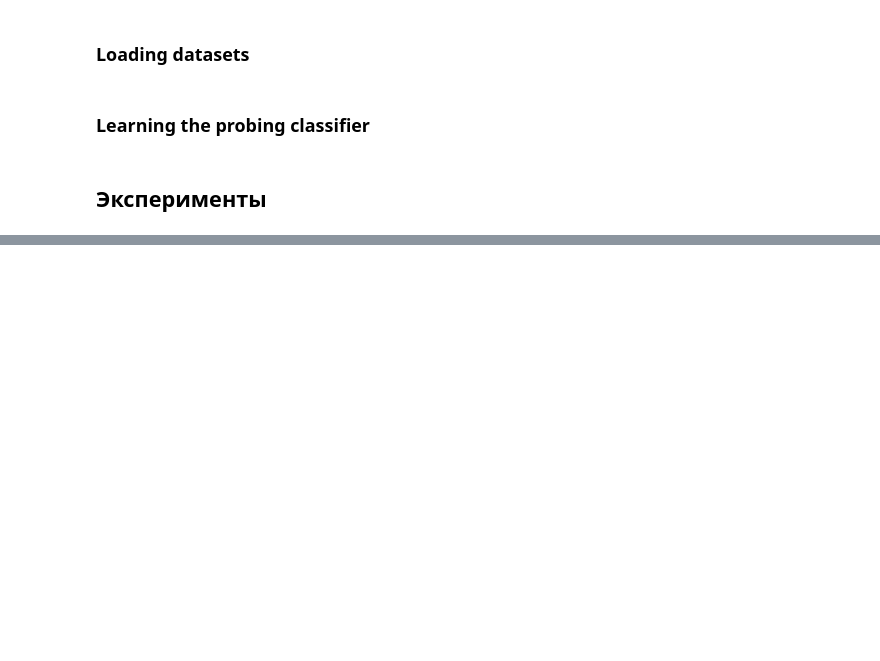
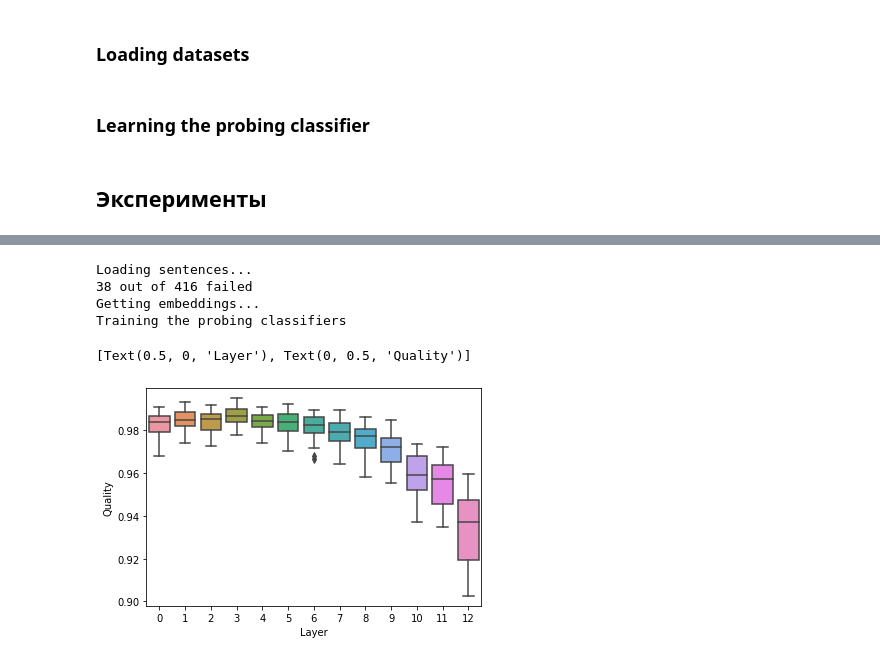
Before and after one commit to yulikdaniel/WordProbing, a Jupyter notebook: word_probing_bert.ipynb, the cells around one changed output, grey strips where cells are left out. Saved outputs shown, nothing was run; the diff lists cells and outputs as text; code cells hidden in the pictures; blank space fills up the shorter version.

```diff
--- a/word_probing_bert.ipynb
+++ b/word_probing_bert.ipynb
@@ -43,14 +43,17 @@ Some weights of the model checkpoint at camembert-base were not used when initia
 - This IS expected if you are initializing CamembertModel from the checkpoint of a model trained on another task or with another architecture (e.g. initializing a BertForSequenceClassification model f ...
 - This IS NOT expected if you are initializing CamembertModel from the checkpoint of a model that you expect to be exactly identical (initializing a BertForSequenceClassification model from a BertForS ...
 # %%
-def get_sentence_embs(sentence, model=model, tokenizer=tokenizer, device=DEVICE):
+def get_average_embs(sentence, layer_inds, model=model, tokenizer=tokenizer, device=DEVICE):
     """
     Возвращает эмбеддинги предложений по слоям. Эмбеддинг предложения == усреднённые эмбеддинги токенов
     """
     with torch.no_grad():
         inputs = tokenizer(sentence, return_tensors='pt').to(device)
         outputs = model(**inputs)
-        return [layer_emb.mean(axis=1).squeeze().cpu().numpy() for layer_emb in outputs.hidden_states][1:]
+        hidden_states = torch.stack(outputs.hidden_states, dim=0)[layer_inds]
+        hidden_states = torch.squeeze(hidden_states, dim=1)
+        hidden_states = hidden_states[:,1:-1]
+        return hidden_states.mean(axis=1)
 
-len(get_sentence_embs('Vous m\'accusez de "subjectivisme".'))  # 12 layers in bert base
+get_average_embs('vus', [1,2]).shape
 # %% [output]
@@ -329,0 +354,29 @@ Training probing classifier
+# %%
+def separate_word_experiment(layers, TokenMerger, data_extractor, runs=1):
+    print("Loading sentences...")
+    french_gender = load_separate_word_data("french_gender.conllu", TokenMerger, data_extractor)
+    print("Getting embeddings...")
+    french_gender["feats"] = french_gender["word"].apply(lambda text: get_average_embs(text, layers))
+    print("Training the probing classifiers")
+
+    all_embs = torch.stack(tuple(french_gender["feats"]), dim=0).permute([1,0,2]).cpu()
+
+    res = []
+    for layer in range(len(layers)):
+        res.append([])
+        for run_i in range(runs):
+            X_tr, X_te, y_tr, y_te = train_test_split(all_embs[layer], french_gender["target"], train_size=0.7)
+            res[-1].append(logreg(X_tr, y_tr, X_te, y_te))
+
+    return res
+# %%
+fmes = separate_word_experiment(list(range(13)), CamembertMergeTokens, parser, runs=20)
+
+sns.boxplot(fmes).set(xlabel="Layer", ylabel="Quality")
+# %% [output]
+Loading sentences...
+38 out of 416 failed
+Getting embeddings...
+Training the probing classifiers
+[Text(0.5, 0, 'Layer'), Text(0, 0.5, 'Quality')]
+[figure, added]
```
Also changed, not shown: parts of 10 cells of this notebook.
